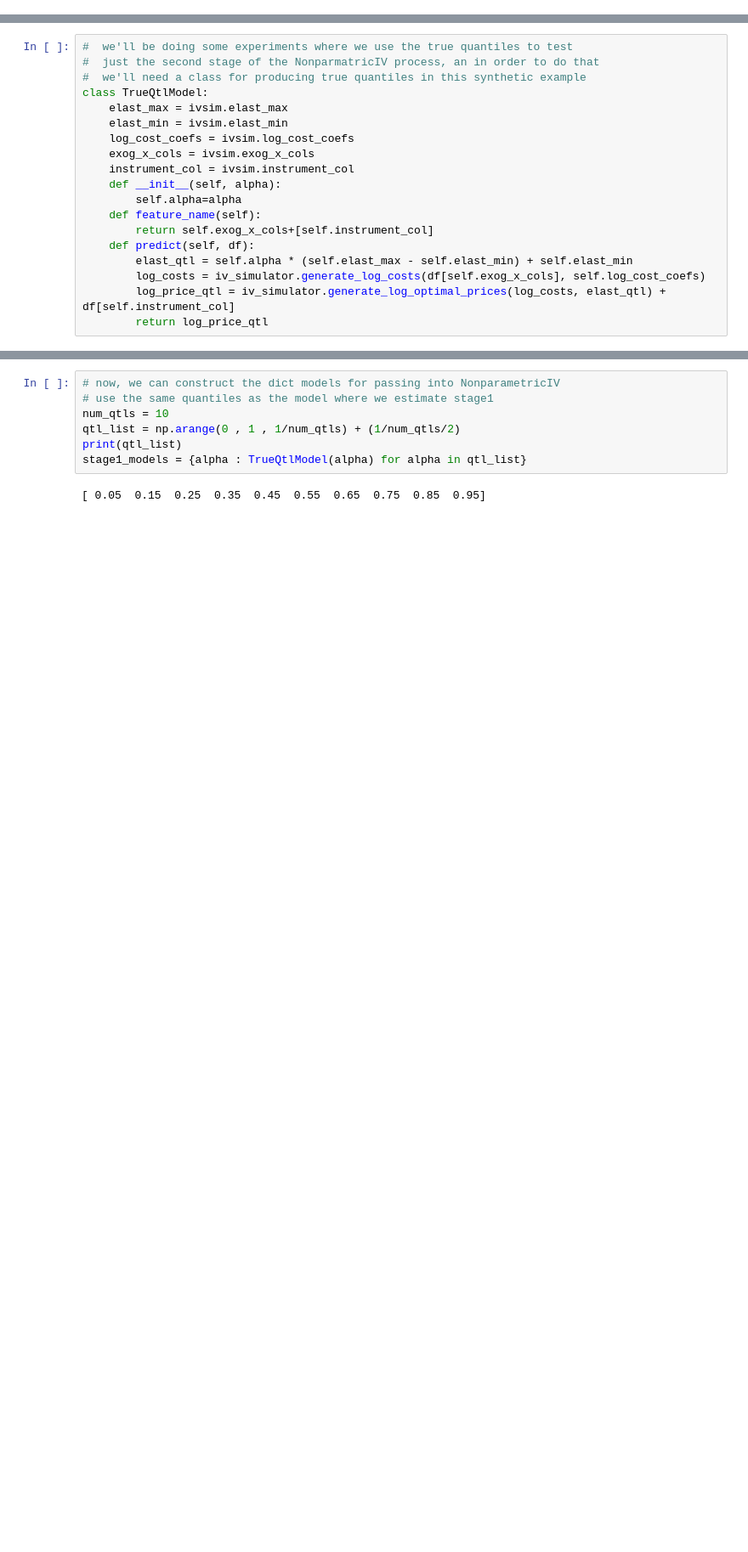
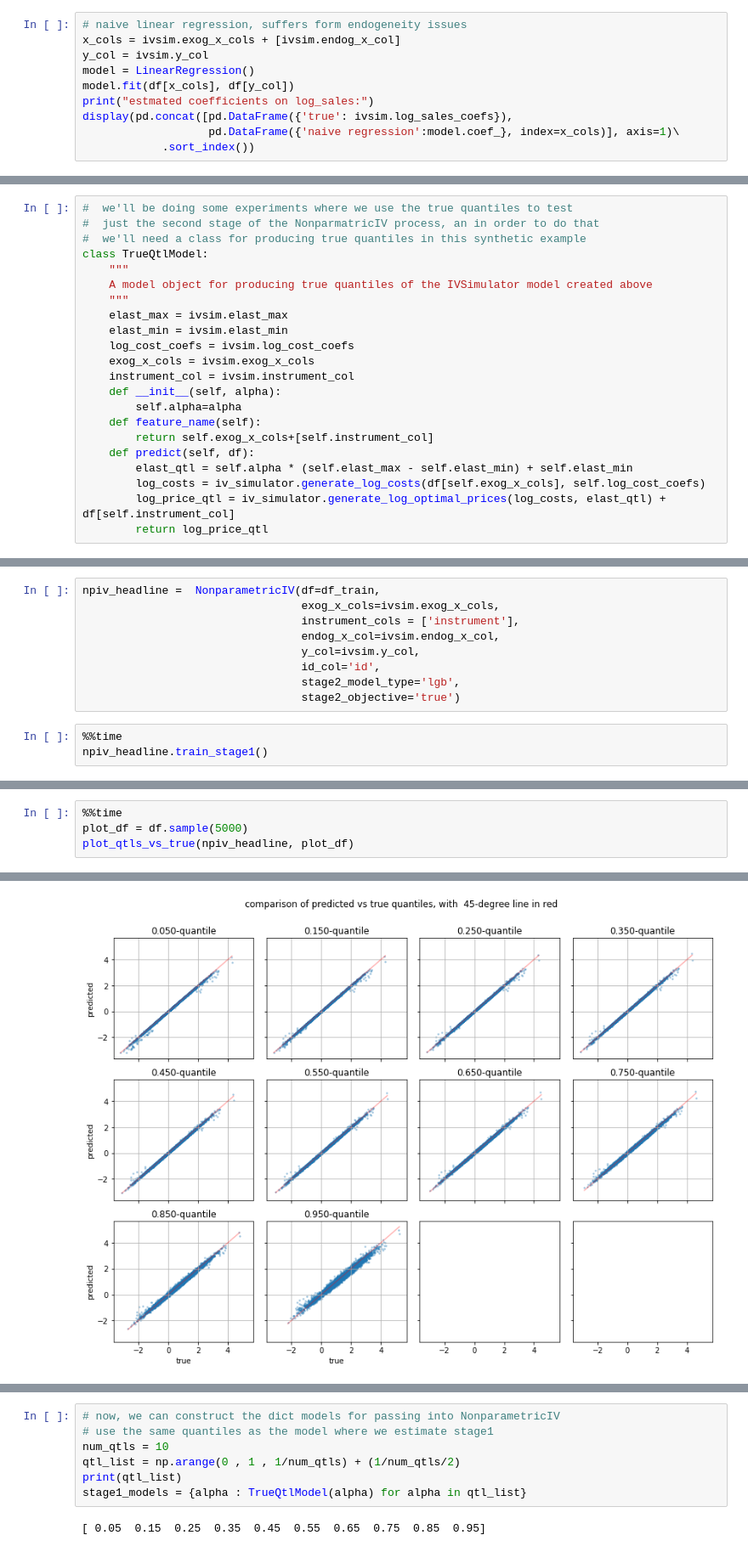
Before and after one commit to j-mark-hou/npiv, a Jupyter notebook: example/try_lgbiv.ipynb, the cells around one changed output, grey strips where cells are left out. Shown at 85% size. Saved outputs shown, nothing was run; the diff lists cells and outputs as text; blank space fills up the shorter version.

```diff
--- a/example/try_lgbiv.ipynb
+++ b/example/try_lgbiv.ipynb
@@ -28,0 +80,10 @@ df_test = df.iloc[test_cutoff:,:]
+# %%
+# naive linear regression, suffers form endogeneity issues
+x_cols = ivsim.exog_x_cols + [ivsim.endog_x_col]
+y_col = ivsim.y_col
+model = LinearRegression()
+model.fit(df[x_cols], df[y_col])
+print("estmated coefficients on log_sales:")
+display(pd.concat([pd.DataFrame({'true': ivsim.log_sales_coefs}),
+                   pd.DataFrame({'naive regression':model.coef_}, index=x_cols)], axis=1)\
+            .sort_index())
@@ -31,6 +126,9 @@ df_test = df.iloc[test_cutoff:,:]
 #  just the second stage of the NonparmatricIV process, an in order to do that
 #  we'll need a class for producing true quantiles in this synthetic example
 class TrueQtlModel:
+    """
+    A model object for producing true quantiles of the IVSimulator model created above
+    """
     elast_max = ivsim.elast_max
     elast_min = ivsim.elast_min
     log_cost_coefs = ivsim.log_cost_coefs
@@ -102,0 +238,12 @@ def plot_performance_and_implied_margin_effects_vs_iteration(model, df_test, met
+# %%
+npiv_headline =  NonparametricIV(df=df_train,
+                                 exog_x_cols=ivsim.exog_x_cols,
+                                 instrument_cols = ['instrument'],
+                                 endog_x_col=ivsim.endog_x_col,
+                                 y_col=ivsim.y_col,
+                                 id_col='id',
+                                 stage2_model_type='lgb',
+                                 stage2_objective='true')
+# %%
+%%time
+npiv_headline.train_stage1()
@@ -102,0 +271,5 @@ def plot_performance_and_implied_margin_effects_vs_iteration(model, df_test, met
+# %%
+%%time
+plot_df = df.sample(5000)
+plot_qtls_vs_true(npiv_headline, plot_df)
+# %% [output]
@@ -102,0 +278 @@ def plot_performance_and_implied_margin_effects_vs_iteration(model, df_test, met
+[figure, added]
```
Also changed, not shown: parts of 66 cells of this notebook.
